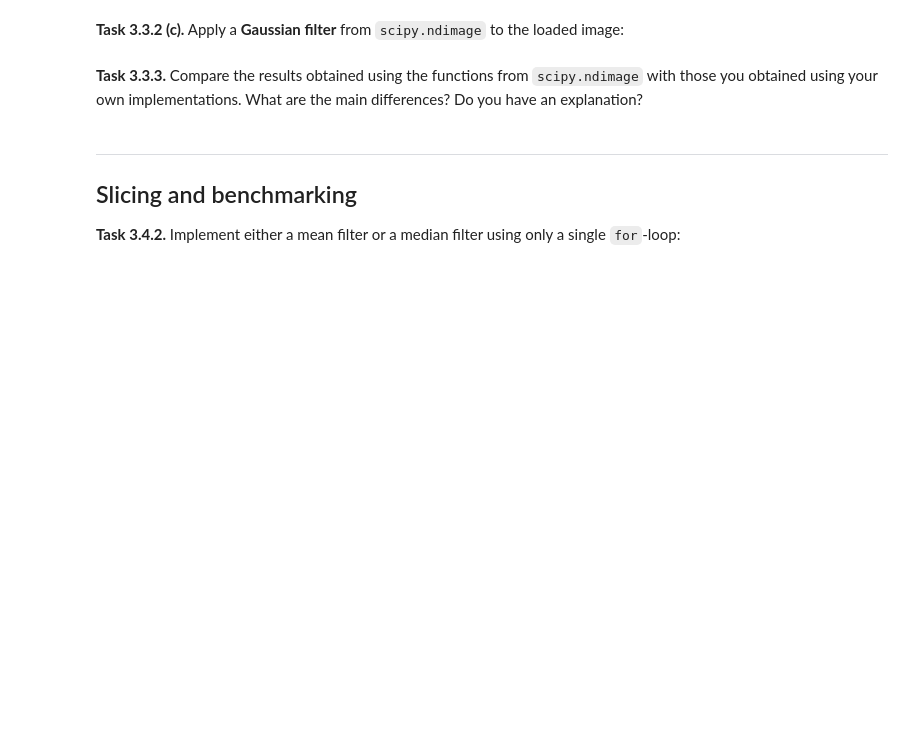
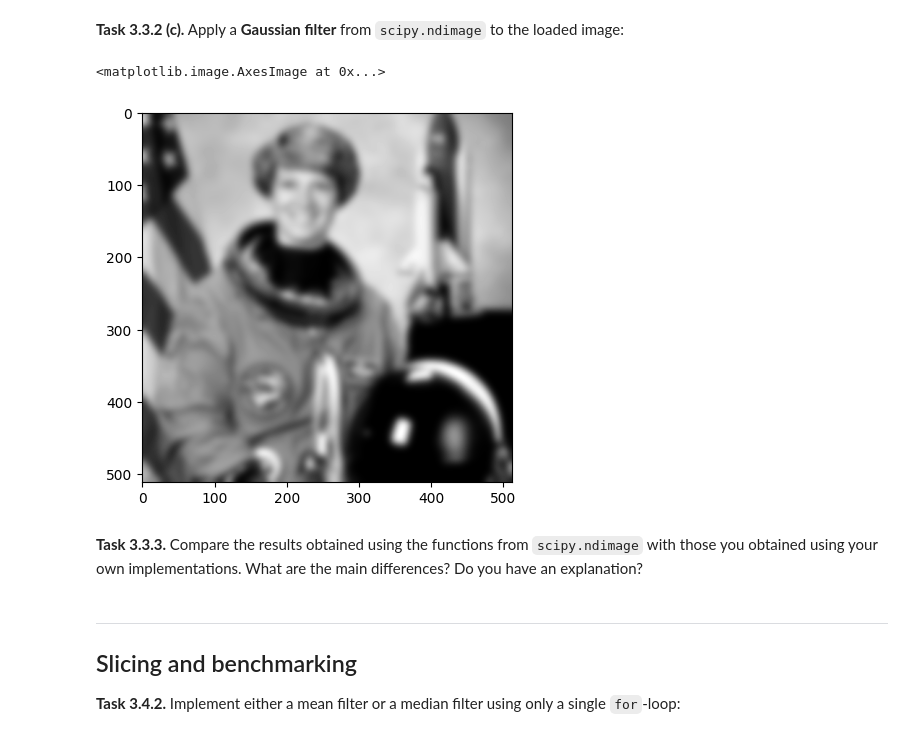
Before and after one commit to LWintel/mobi-fs3-python, a Jupyter notebook: task3.ipynb, the cells around one changed output. Saved outputs shown, nothing was run; the diff lists cells and outputs as text; code cells hidden in the pictures; blank space fills up the shorter version.

```diff
--- a/task3.ipynb
+++ b/task3.ipynb
@@ -98,5 +136,11 @@ Then, compare your result for filter size `5` with the correct result image `dat
 # %% [markdown]
 **<a id="#">Task 3.3.2 (c).</a>** Apply a **Gaussian filter** from `scipy.ndimage` to the loaded image:
+# %%
+imgg = scipy.ndimage.gaussian_filter(img, 5)
+plt.imshow(imgg, 'grey')
+# %% [output]
+<matplotlib.image.AxesImage at 0x...>
+[figure, added]
 # %% [markdown]
 **<a id="#">Task 3.3.3.</a>** Compare the results obtained using the functions from `scipy.ndimage` with those you obtained using your own implementations. What are the main differences? Do you have an explanation?
 # %% [markdown]
```
Also changed, not shown: parts of 7 cells of this notebook.
